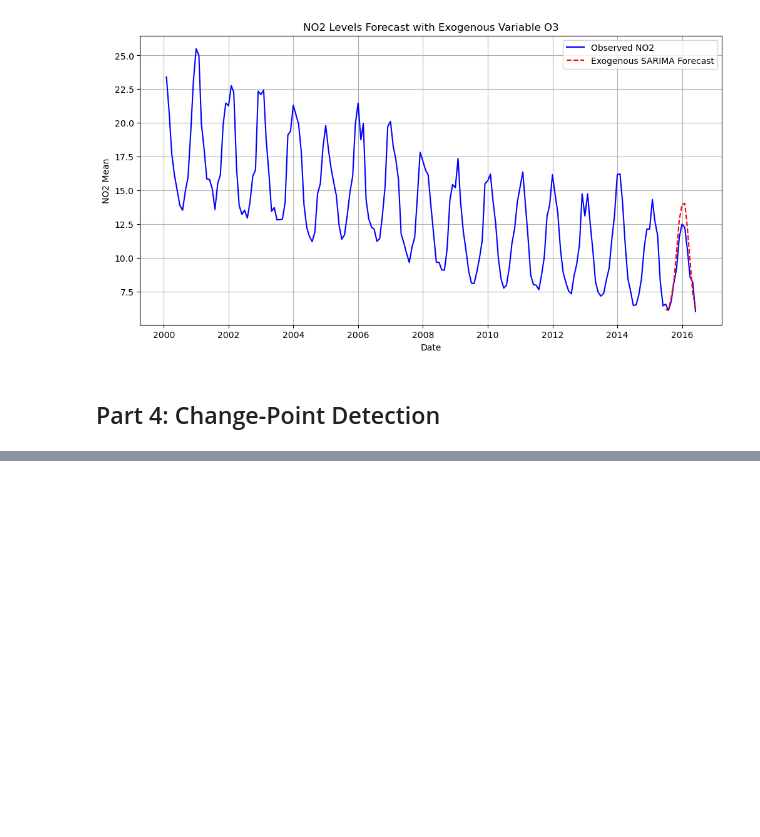
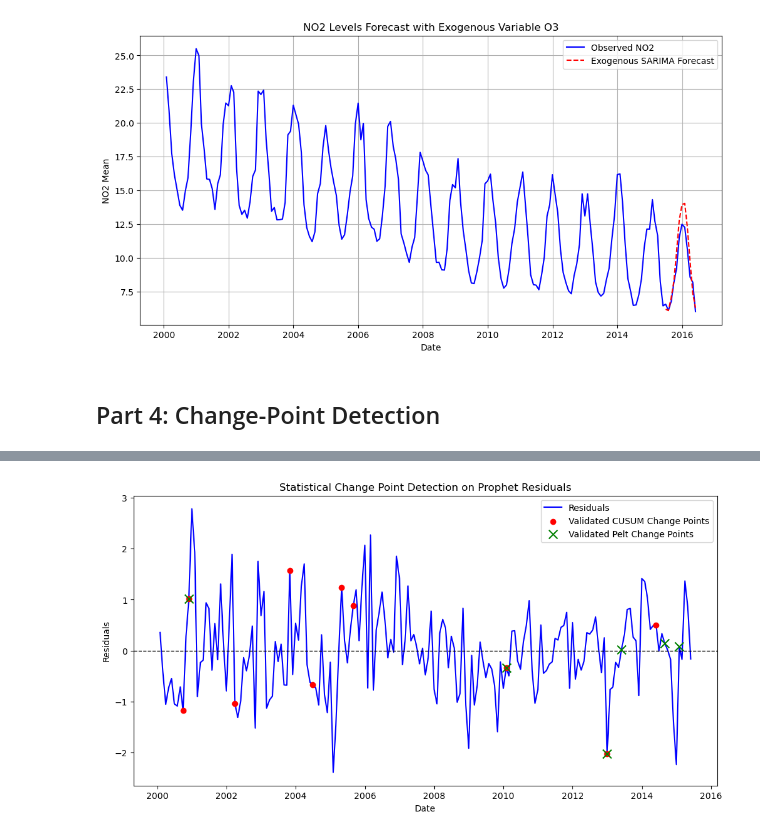
Before and after one commit to AmitShirazi1/TimeSeries_Project, a Jupyter notebook: project_code.ipynb, the cells around one changed output, grey strips where cells are left out. Saved outputs shown, nothing was run; the diff lists cells and outputs as text; code cells hidden in the pictures; blank space fills up the shorter version.

```diff
--- a/project_code.ipynb
+++ b/project_code.ipynb
@@ -650,0 +613,89 @@ Pettitt's test between segments 2 and 3 - p-value: 0.0000
+# %%
+import numpy as np
+import pandas as pd
+import matplotlib.pyplot as plt
+import ruptures as rpt
+from scipy.stats import ttest_ind
+from prophet import Prophet
+
+df_monthly = load_data()
+
+# Compute residuals
+df_forecast = prophet_model.predict(df_prophet[["ds"]])[["ds", "yhat"]]
+df_residuals = df_prophet.merge(df_forecast, on="ds")
+df_residuals["residuals"] = df_residuals["y"] - df_residuals["yhat"]
+
+# CUSUM Function
+def cusum(data, threshold=1.0, drift=0.02):
+    g_pos = np.zeros(len(data))
+    g_neg = np.zeros(len(data))
+    change_points = []
+
+    for i in range(1, len(data)):
+        g_pos[i] = max(0, g_pos[i - 1] + data[i] - drift)
+        g_neg[i] = max(0, g_neg[i - 1] - data[i] - drift)
+
+        if g_pos[i] > threshold:
+            change_points.append(i)
+            g_pos[i] = 0  # Reset
+
+        if g_neg[i] > threshold:
+            change_points.append(i)
+            g_neg[i] = 0  # Reset
+
+    return change_points
+
+# Apply CUSUM
+cusum_change_points = cusum(df_residuals["residuals"].values, threshold=1.0, drift=0.02)
+
+# Pelt Change Point Detection
+algo = rpt.Pelt(model="l2").fit(df_residuals["residuals"].values)
+pelt_change_points = algo.predict(pen=2)
+
+# Statistical Validation (t-test for change point significance)
+def validate_change_points(data, change_points, p_threshold=0.1):
+    valid_change_points = []
+    for cp in change_points:
+        if cp < 5 or cp > len(data) - 5:  # Ignore early/late points
+            continue
+
+        before_segment = data[max(0, cp - 5): cp]  # 5 points before
+        after_segment = data[cp: min(len(data), cp + 5)]  # 5 points after
+
+        stat, p_value = ttest_ind(before_segment, after_segment, equal_var=False)
+        if p_value < p_threshold:  # More lenient threshold (p < 0.1)
+            valid_change_points.append(cp)
+
+    return valid_change_points
+
+# Validate change points
+validated_cusum = validate_change_points(df_residuals["residuals"].values, cusum_change_points)
+validated_pelt = validate_change_points(df_residuals["residuals"].values, pelt_change_points)
+
+# Debugging: Print detected points
+print("CUSUM Detected Change Points:", cusum_change_points)
+print("Validated CUSUM Change Points:", validated_cusum)
+print("Pelt Detected Change Points:", pelt_change_points)
+print("Validated Pelt Change Points:", validated_pelt)
+
+# Plot Results
+plt.figure(figsize=(12, 6))
+plt.plot(df_residuals["ds"], df_residuals["residuals"], label="Residuals", color="blue")
+
+# Highlight CUSUM change points
+plt.scatter(df_residuals["ds"].iloc[validated_cusum],
+            df_residuals["residuals"].iloc[validated_cusum],
+            color="red", label="Validated CUSUM Change Points", zorder=3)
+
+# Highlight Pelt change points
+plt.scatter(df_residuals["ds"].iloc[validated_pelt],
+            df_residuals["residuals"].iloc[validated_pelt],
+            color="green", label="Validated Pelt Change Points", marker="x", zorder=3, s=100)
+
+plt.axhline(y=0, color="black", linestyle="--", linewidth=1)
+plt.xlabel("Date")
+plt.ylabel("Residuals")
+plt.title("Statistical Change Point Detection on Prophet Residuals")
+plt.legend()
+plt.show()
+# %% [output]
@@ -650,0 +706 @@ Pettitt's test between segments 2 and 3 - p-value: 0.0000
+[figure, added]
```
Also changed, not shown: parts of 4 cells of this notebook.
